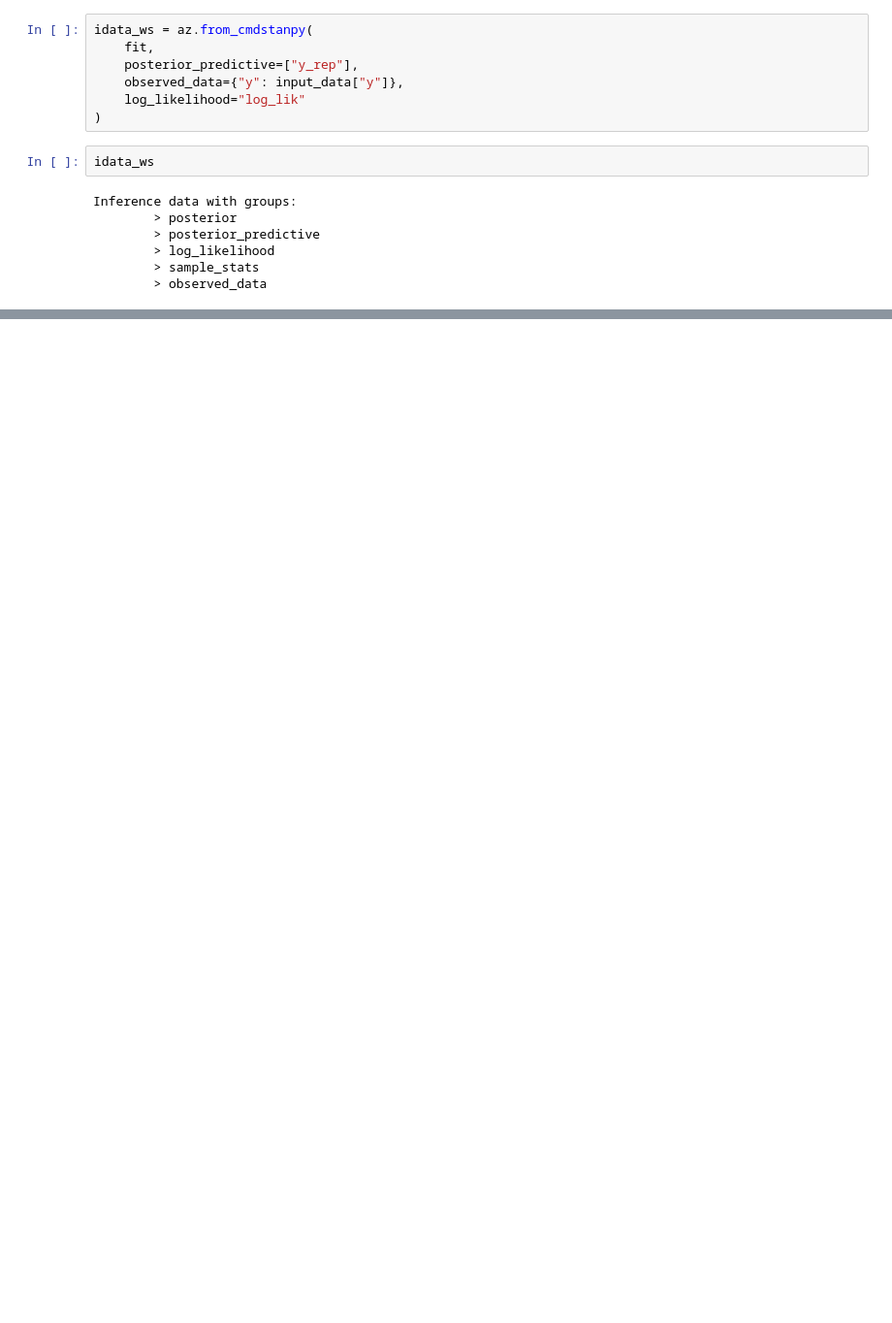
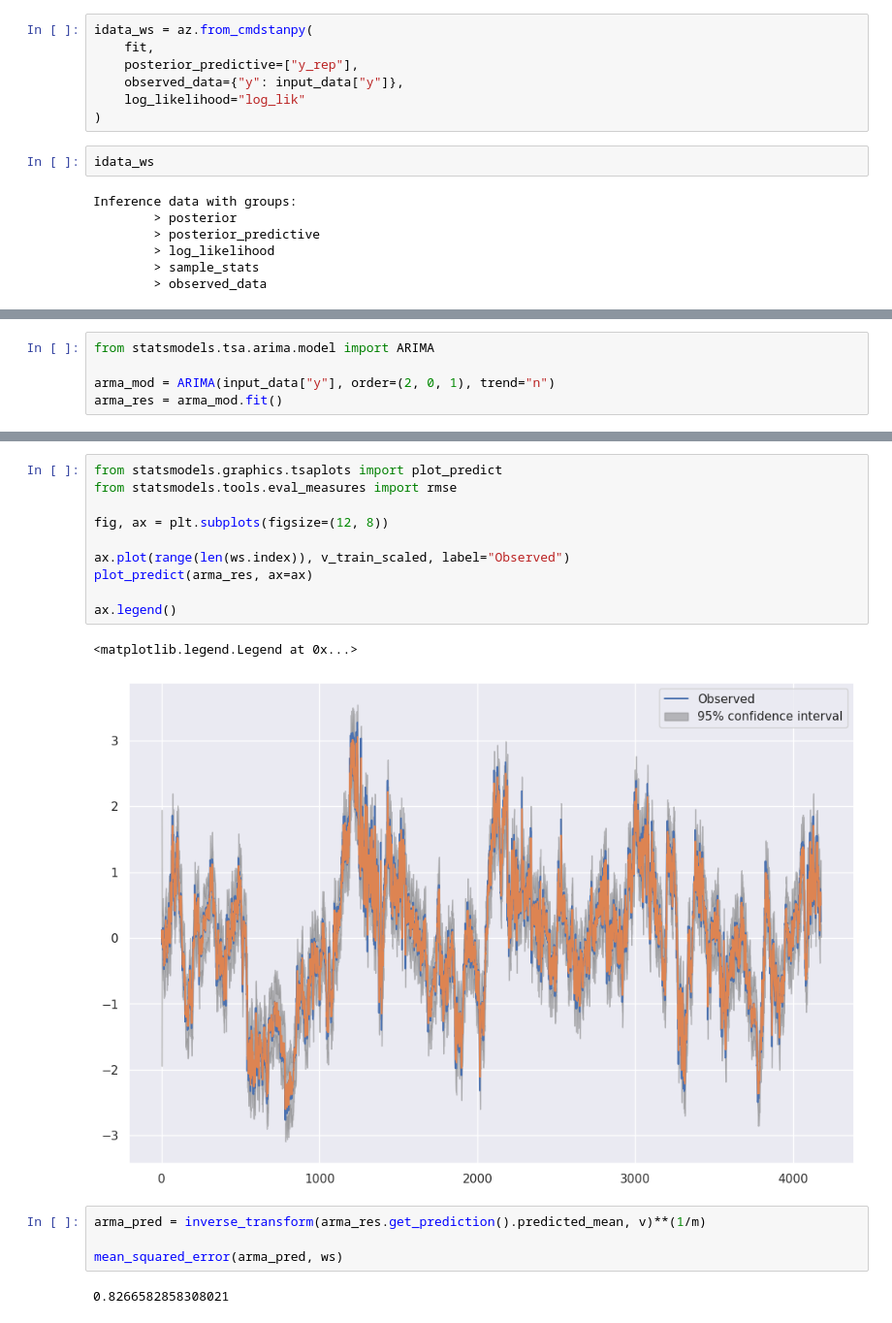
Before and after one commit to camirmas/REStats, a Jupyter notebook: REStats/notebooks/forecast.ipynb, the cells around one changed output, grey strips where cells are left out. Shown at 97% size. Drawn from its saved outputs; the diff is of its cells as text; blank space fills up the shorter version.

```diff
--- a/REStats/notebooks/forecast.ipynb
+++ b/REStats/notebooks/forecast.ipynb
@@ -322,0 +414,5 @@ mean_squared_error(ws, ws_pred, squared=False)
+# %%
+from statsmodels.tsa.arima.model import ARIMA
+
+arma_mod = ARIMA(input_data["y"], order=(2, 0, 1), trend="n")
+arma_res = arma_mod.fit()
@@ -322,0 +439,19 @@ mean_squared_error(ws, ws_pred, squared=False)
+# %%
+from statsmodels.graphics.tsaplots import plot_predict
+from statsmodels.tools.eval_measures import rmse
+
+fig, ax = plt.subplots(figsize=(12, 8))
+
+ax.plot(range(len(ws.index)), v_train_scaled, label="Observed")
+plot_predict(arma_res, ax=ax)
+
+ax.legend()
+# %% [output]
+<matplotlib.legend.Legend at 0x...>
+[figure, added]
+# %%
+arma_pred = inverse_transform(arma_res.get_prediction().predicted_mean, v)**(1/m)
+
+mean_squared_error(arma_pred, ws)
+# %% [output]
+0.8266582858308021
```
Also changed, not shown: parts of 26 cells of this notebook, 2 other files.
